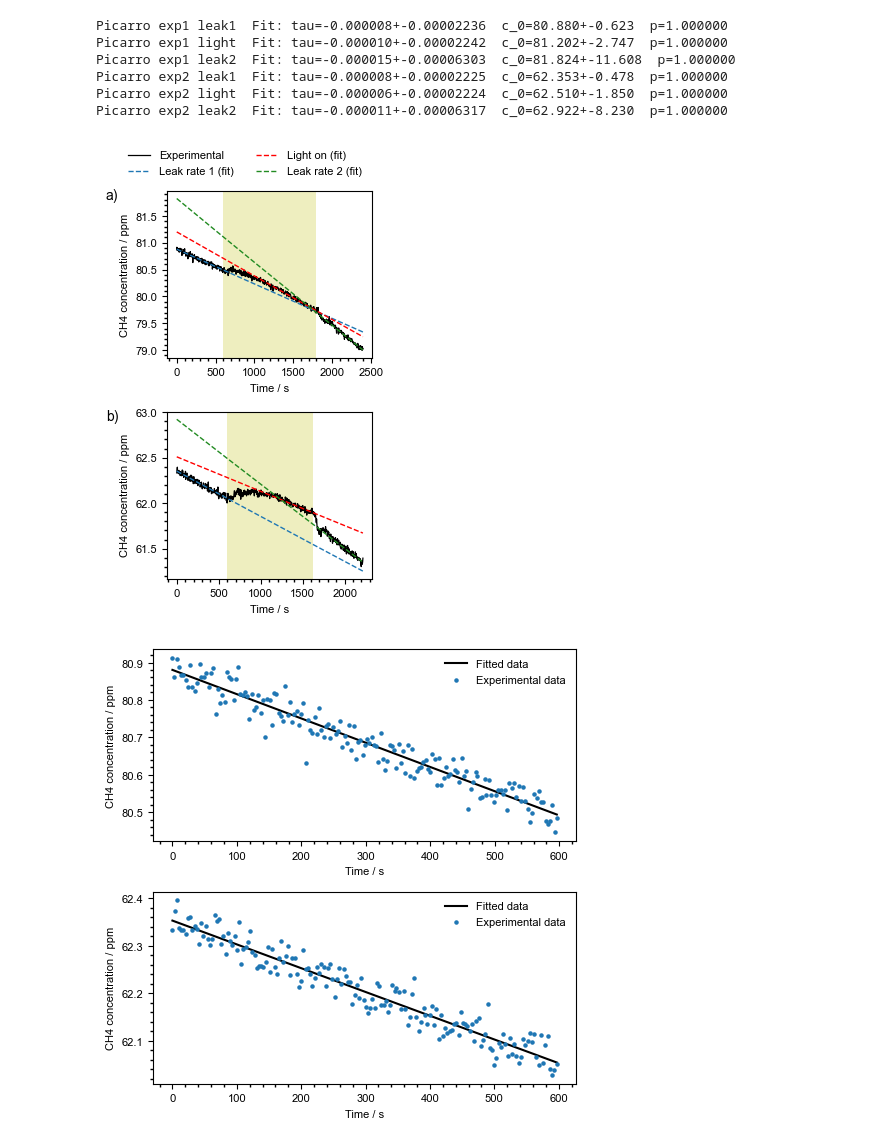
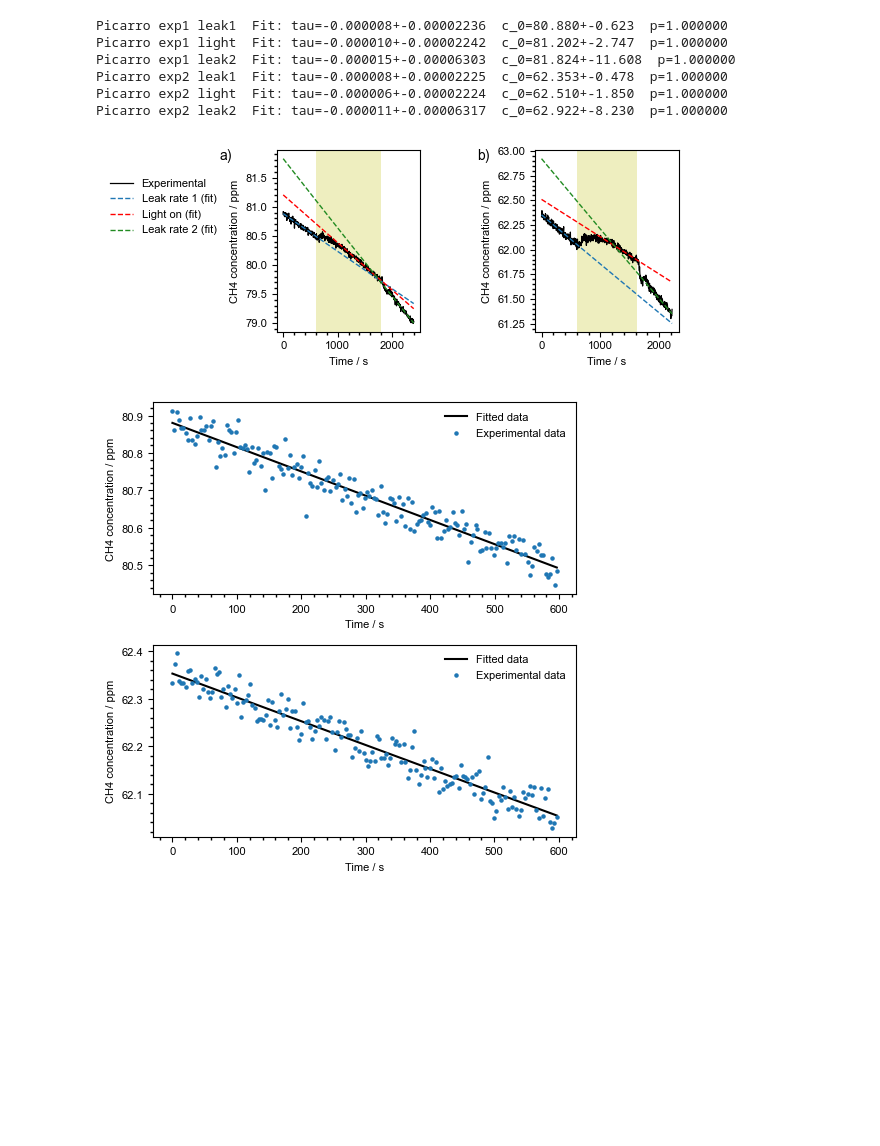
Before and after one commit to Normann25/Manganese-chlorides, a Jupyter notebook: Bachelor/Piccaro/data_treat_v2.ipynb, the cells around one changed output. Saved outputs shown, nothing was run; the diff lists cells and outputs as text; code cells hidden in the pictures; blank space fills up the shorter version.

```diff
--- a/Bachelor/Piccaro/data_treat_v2.ipynb
+++ b/Bachelor/Piccaro/data_treat_v2.ipynb
@@ -90,21 +90,21 @@ Picarro exp2 light  Fit: tau=-0.000006+-0.00002224  c_0=62.510+-1.850  p=1.00000
 Picarro exp2 leak2  Fit: tau=-0.000011+-0.00006317  c_0=62.922+-8.230  p=1.000000
 # %%
 labels_full = ['Experimental', 'Leak rate 1 (fit)', 'Light on (fit)', 'Leak rate 2 (fit)']
-fig, ax = plt.subplots(2, 1, figsize = (3.2, 5))
+fig, ax = plt.subplots(1, 2, figsize = (6.3, 2.5))
 
 plot_full_exp(ax[0], df['01052023'], a[:3], b[:3], [1810, 2496], [1981, 2324])
-ax[0].legend(labels = labels_full, frameon = False, fontsize = 8, ncol = 2, bbox_to_anchor = (1, 1.3))
+ax[0].legend(labels = labels_full, frameon = False, fontsize = 8, ncol = 1, bbox_to_anchor = (-0.35, 0.9), loc = 1)
 plot_full_exp(ax[1], df['01052023'], a[3:], b[3:], [5247, 5891], [5422, 5717])
 
 sublabels = ['a)', 'b)']
 for ax, l in zip(ax.flatten(), sublabels):
-    ax.text(-0.3, .95, l, transform = ax.transAxes, fontsize = 10)
+    ax.text(-0.4, .95, l, transform = ax.transAxes, fontsize = 10)
 
 fig.tight_layout()
 fig.savefig('Full_exp.jpg', dpi = 600)
 plt.show()
 # %% [output]
-[figure, old version]
+[figure, new version]
 # %%
 fig, ax = plt.subplots(2, 1, figsize = (5, 5))
 
```
Also changed, not shown: 1 other file.
